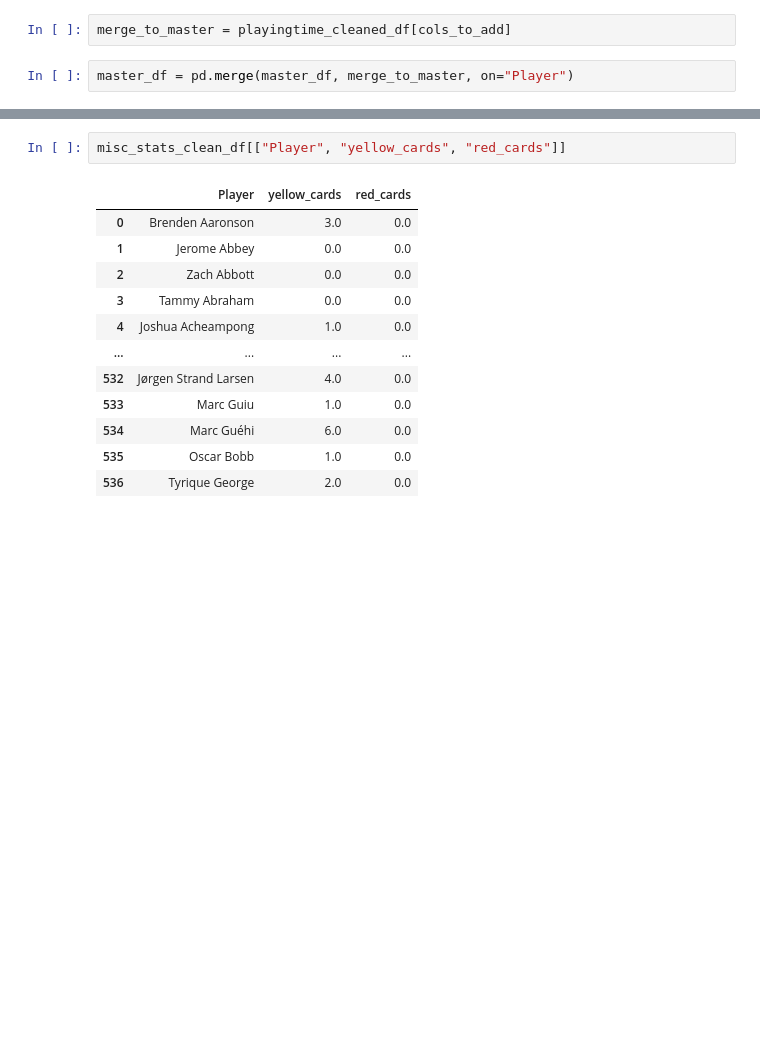
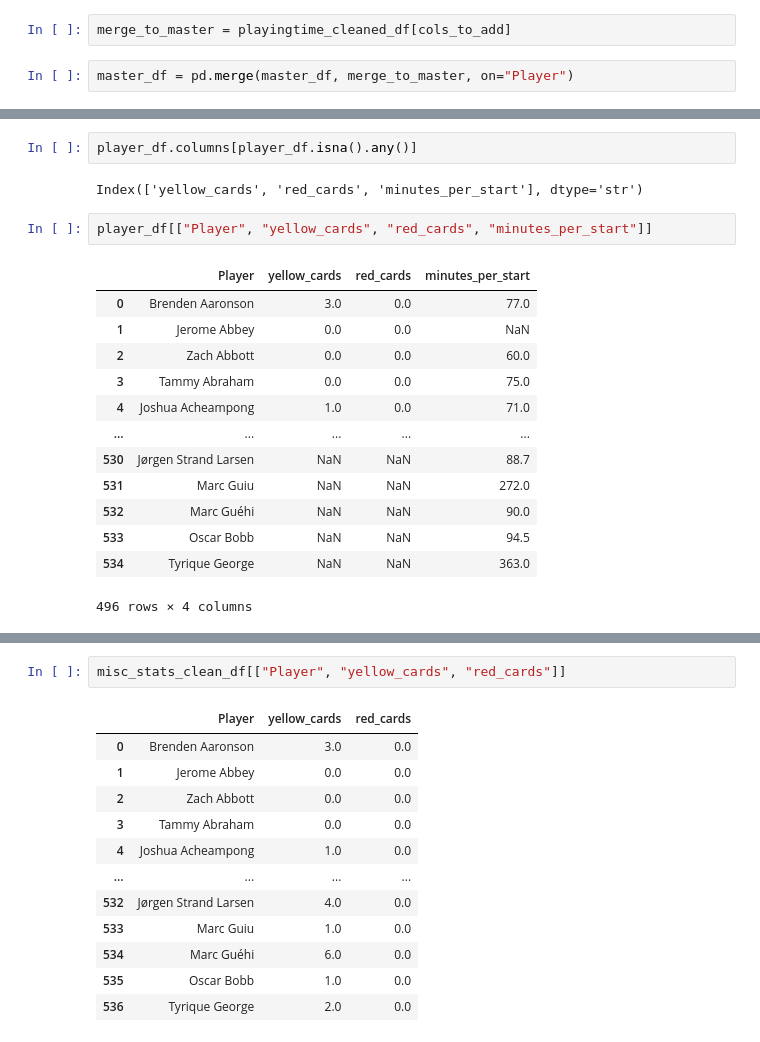
Before and after one commit to alexgantony/epl_player_of_season_analysis, a Jupyter notebook: notebooks/02_data_cleaning.ipynb, the cells around one changed output, grey strips where cells are left out. Saved outputs shown, nothing was run; the diff lists cells and outputs as text; blank space fills up the shorter version.

```diff
--- a/notebooks/02_data_cleaning.ipynb
+++ b/notebooks/02_data_cleaning.ipynb
@@ -1244 +1270,21 @@ master_df = master_df[master_df["minutes"] >= 900]
+# %%
+player_df.columns[player_df.isna().any()]
+# %% [output]
+Index(['yellow_cards', 'red_cards', 'minutes_per_start'], dtype='str')
+# %%
+player_df[["Player", "yellow_cards", "red_cards", "minutes_per_start"]]
+# %% [output]
+|  | Player | yellow_cards | red_cards | minutes_per_start |
+| 0 | Brenden Aaronson | 3.0 | 0.0 | 77.0 |
+| 1 | Jerome Abbey | 0.0 | 0.0 | NaN |
+| 2 | Zach Abbott | 0.0 | 0.0 | 60.0 |
+| 3 | Tammy Abraham | 0.0 | 0.0 | 75.0 |
+| 4 | Joshua Acheampong | 1.0 | 0.0 | 71.0 |
+| ... | ... | ... | ... | ... |
+| 530 | Jørgen Strand Larsen | NaN | NaN | 88.7 |
+| 531 | Marc Guiu | NaN | NaN | 272.0 |
+| 532 | Marc Guéhi | NaN | NaN | 90.0 |
+| 533 | Oscar Bobb | NaN | NaN | 94.5 |
+| 534 | Tyrique George | NaN | NaN | 363.0 |
+496 rows × 4 columns
 # %%
```
Also changed, not shown: parts of 44 cells of this notebook, 2 other files.
